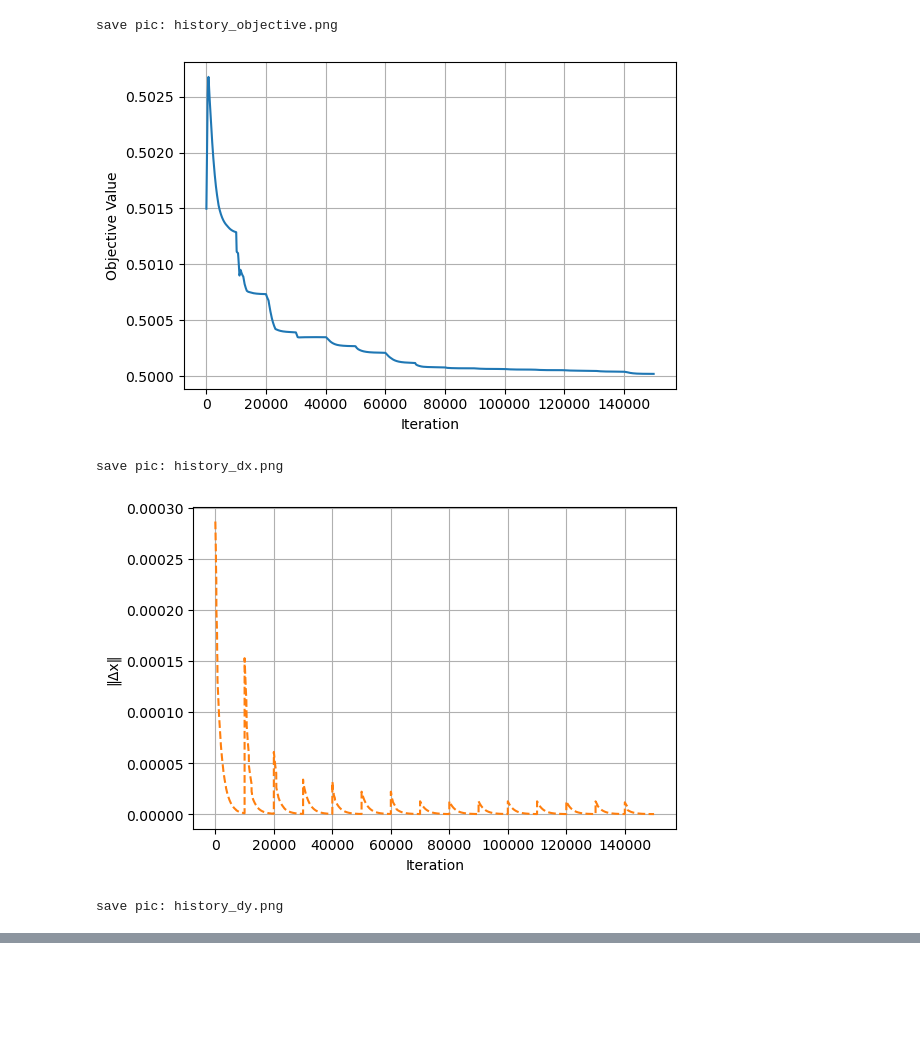
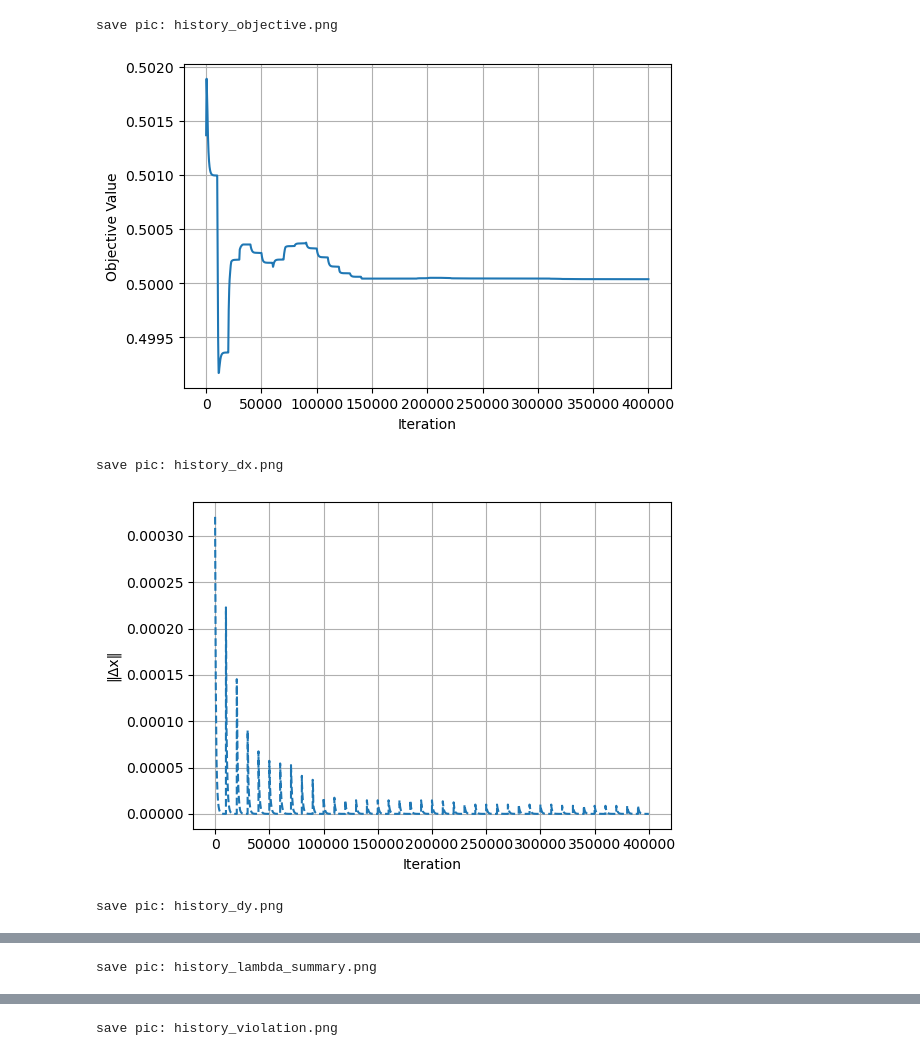
Before and after one commit to datty00725/allocate-probrem, a Jupyter notebook: mutation_lambda/execute.ipynb, the cells around one changed output, grey strips where cells are left out. Drawn from its saved outputs; the diff is of its cells as text; code cells hidden in the pictures; blank space fills up the shorter version.

```diff
--- a/mutation_lambda/execute.ipynb
+++ b/mutation_lambda/execute.ipynb
@@ -31,11 +31,11 @@ x_Relaxed_mutation, y_Relaxed_mutation, obj_final_relaxed_mutation, x_proj_mutat
     p, r,
     alpha,beta,h_i,J_L, J_F,
     eta_x=0.01, eta_y=0.01, eta_lambda=0.01,
-    mu=.05,
-    max_iter=200_000,
+    mu=.1,
+    max_iter=400_000,
     tau_interval=tau_interval,
     return_history=True,
-    fix_seed = True,
+    fix_seed = False,
     seed = 420
 )
 # %% [output]
@@ -117,8 +121,8 @@ save pic: lgda_exp1_30000_dy.png
 # %%
-plot_each_history_component_separately(history_mutation, fix_seed = False, save = True) # ランダムに実験したいときはOff)
+plot_each_history_component_separately(history_mutation, fix_seed = False, save = True, logy = False) # ランダムに実験したいときはOff)
 # %% [output]
 save pic: history_objective.png
-[figure, old version]
+[figure, new version]
 save pic: history_dx.png
-[figure, old version]
+[figure, new version]
 save pic: history_dy.png
@@ -125,0 +130 @@ save pic: history_dy.png
+save pic: history_lambda_summary.png
@@ -125,0 +132 @@ save pic: history_dy.png
+save pic: history_violation.png
```
Also changed, not shown: parts of 7 cells of this notebook, 11 other files.
